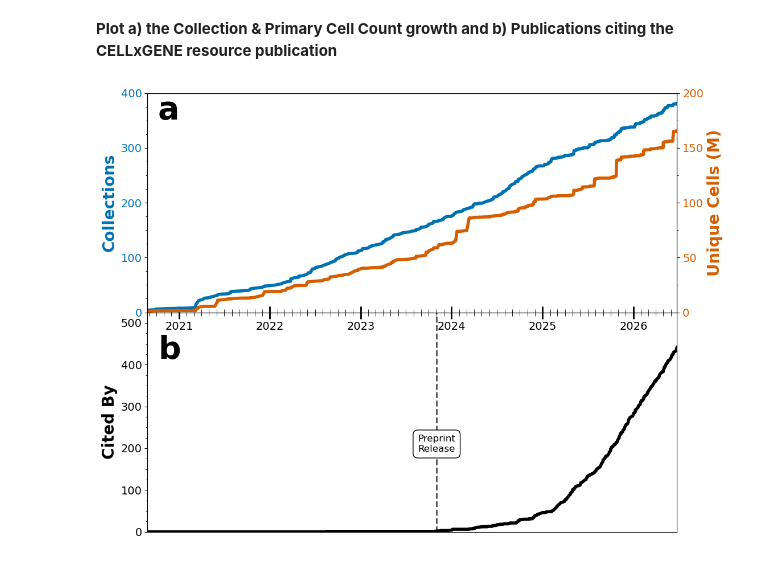
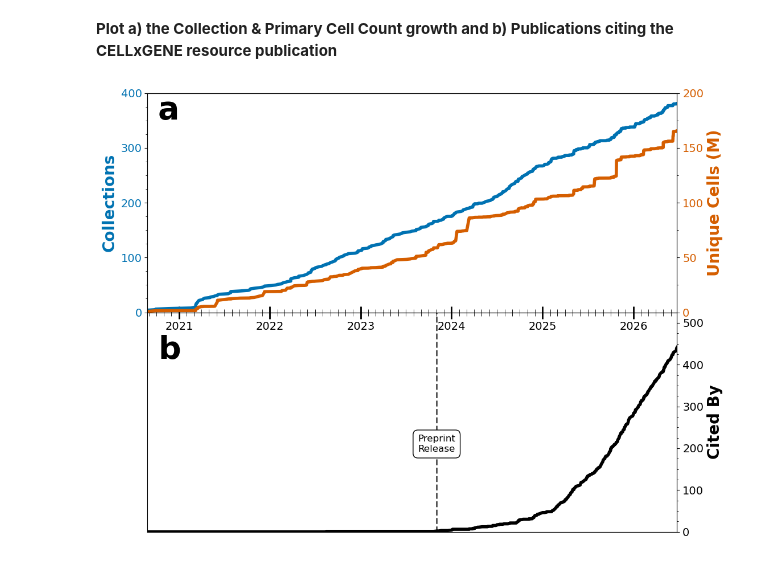
Before and after one commit to Lattice-Data/lattice-tools, a Jupyter notebook: cellxgene_resources/collab_submissions_pub/Figure2_corpus_growth.ipynb, the cells around one changed output. Drawn from its saved outputs; the diff is of its cells as text; code cells hidden in the pictures.

Commit message:
cited by to right axis

```diff
--- a/cellxgene_resources/collab_submissions_pub/Figure2_corpus_growth.ipynb
+++ b/cellxgene_resources/collab_submissions_pub/Figure2_corpus_growth.ipynb
@@ -154,40 +154,44 @@ ax2 = ax1.twinx()
 setup_y(ax2, result['earliest_date'], result['cumsum_primary_cells'] / 1_000_000,
         'Unique Cells (M)', cell_color, 200, 50, 25)
 
-# b: left y-axis (cited by)
-setup_y(ax3, result['earliest_date'], result['cumsum_cited_by'],
+# b: right y-axis (cited by)
+ax4 = ax3.twinx()
+setup_y(ax4, result['earliest_date'], result['cumsum_cited_by'],
         'Cited By', cite_color, 525, 100, 25)
+# Hide the original left axis for ax3
+ax3.yaxis.set_visible(False)
+ax3.spines['left'].set_visible(False)
 
 # b: vertical line for preprint release date
 def plot_release(ax, date, label):
     date = pd.Timestamp(date)
     ax3.axvline(date, color='black', linestyle='--', linewidth=2, alpha=0.7)
     ax3.text(date, 0.4, label, ha='center', va='center', fontsize=12, color='black',
              transform=ax3.get_xaxis_transform(),
              bbox=dict(boxstyle='round,pad=0.5', facecolor='white', edgecolor='black', alpha=1))
 
 plot_release(ax3, '2023-11-02', 'Preprint\nRelease')
 
 # shared: x-axis
 ax1.set_xlim(result['earliest_date'].min(), result['earliest_date'].max())
 ax1.xaxis.set_minor_locator(mdates.MonthLocator())
 
 
 ax1.tick_params(axis='x', which='major', labelsize=14, length=8, width=2, pad=-25, direction='in')
 ax1.tick_params(axis='x', which='minor', length=4, direction='in')
 
 
 ax3.tick_params(axis='x', which='major', labelsize=14, length=8, width=2, pad=-25,
                labeltop=True, labelbottom=False, top=True, bottom=False, direction='in')
 ax3.tick_params(axis='x', which='minor', length=4, top=True, bottom=False, direction='in')
 
 # Add labels a and b
 ax1.text(0.02, 0.99, 'a', transform=ax1.transAxes,
          fontsize=40, fontweight='bold', va='top', ha='left')
 ax3.text(0.02, 0.9, 'b', transform=ax3.transAxes,
          fontsize=40, fontweight='bold', va='top', ha='left')
 
 plt.savefig('cxg_growth.png', dpi=300, bbox_inches='tight')
 plt.show()
 # %% [output]
-[figure, old version]
+[figure, new version]
```
